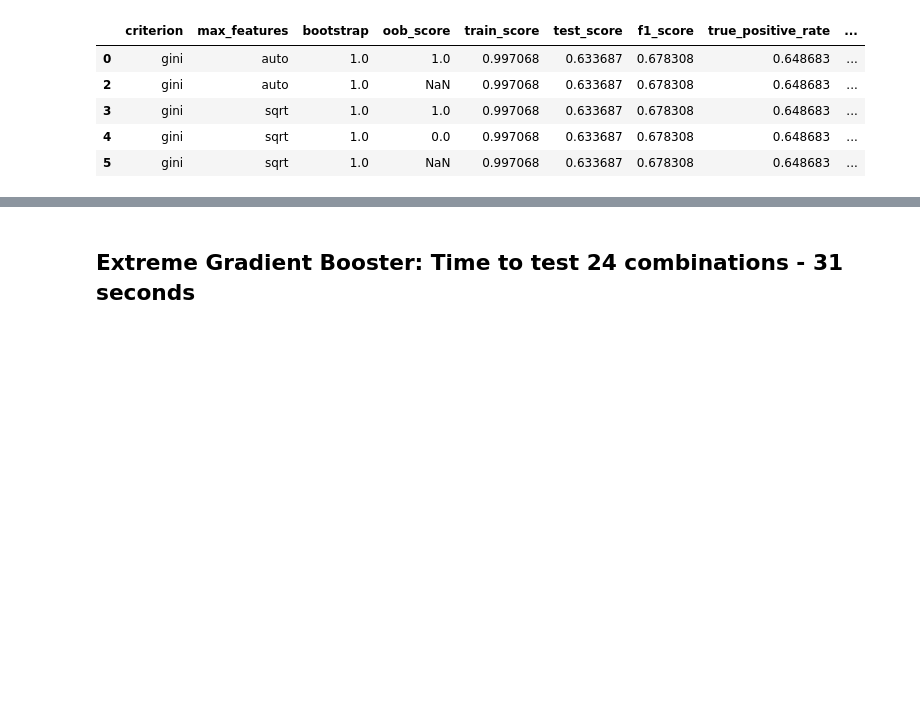
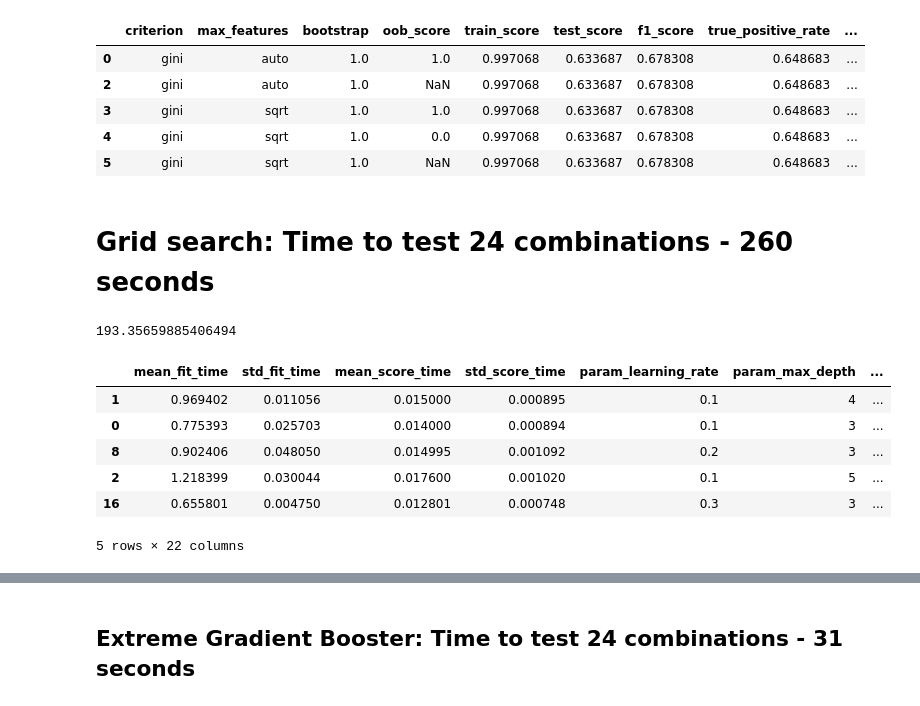
Before and after one commit to dray89/Python, a Jupyter notebook: Kickstarter_dataproject.ipynb, the cells around one changed output, grey strips where cells are left out. Drawn from its saved outputs; the diff is of its cells as text; code cells hidden in the pictures; blank space fills up the shorter version.

```diff
--- a/Kickstarter_dataproject.ipynb
+++ b/Kickstarter_dataproject.ipynb
@@ -1328,3 +1332,31 @@ df.head()
 | 3 | gini | sqrt | 1.0 | 1.0 | 0.997068 | 0.633687 | 0.678308 | 0.648683 | ... |
 | 4 | gini | sqrt | 1.0 | 0.0 | 0.997068 | 0.633687 | 0.678308 | 0.648683 | ... |
 | 5 | gini | sqrt | 1.0 | NaN | 0.997068 | 0.633687 | 0.678308 | 0.648683 | ... |
+# %% [markdown]
+# Grid search: Time to test 24 combinations - 260 seconds
+# %%
+t0 = time.time()
+eval_set = [(X_test, y_test)]
+param_grid = { 'learning_rate': [0.1, 0.2, 0.3],
+               'max_depth':[3, 4, 5, 6, 7, 8, 9, 10]
+             }
+
+xgb = XGBClassifier(cv=5, param_grid=param_grid,use_label_encoder=False, verbosity=0, early_stopping_rounds=50)
+
+xgb_search = GridSearchCV(xgb, param_grid=param_grid, return_train_score=True, verbose=0, scoring='f1', cv=5)
+
+xgb_search.fit(X_train, y_train, eval_set=eval_set, verbose=0)
+print(time.time() - t0)
+# %% [output]
+193.35659885406494
+# %%
+df = pd.DataFrame(xgb_search.cv_results_).sort_values(by='mean_test_score', ascending=False)
+df.head()
+# %% [output]
+|  | mean_fit_time | std_fit_time | mean_score_time | std_score_time | param_learning_rate | param_max_depth | ... |
+| 1 | 0.969402 | 0.011056 | 0.015000 | 0.000895 | 0.1 | 4 | ... |
+| 0 | 0.775393 | 0.025703 | 0.014000 | 0.000894 | 0.1 | 3 | ... |
+| 8 | 0.902406 | 0.048050 | 0.014995 | 0.001092 | 0.2 | 3 | ... |
+| 2 | 1.218399 | 0.030044 | 0.017600 | 0.001020 | 0.1 | 5 | ... |
+| 16 | 0.655801 | 0.004750 | 0.012801 | 0.000748 | 0.3 | 3 | ... |
+5 rows × 22 columns
```
Also changed, not shown: parts of 14 cells of this notebook.
